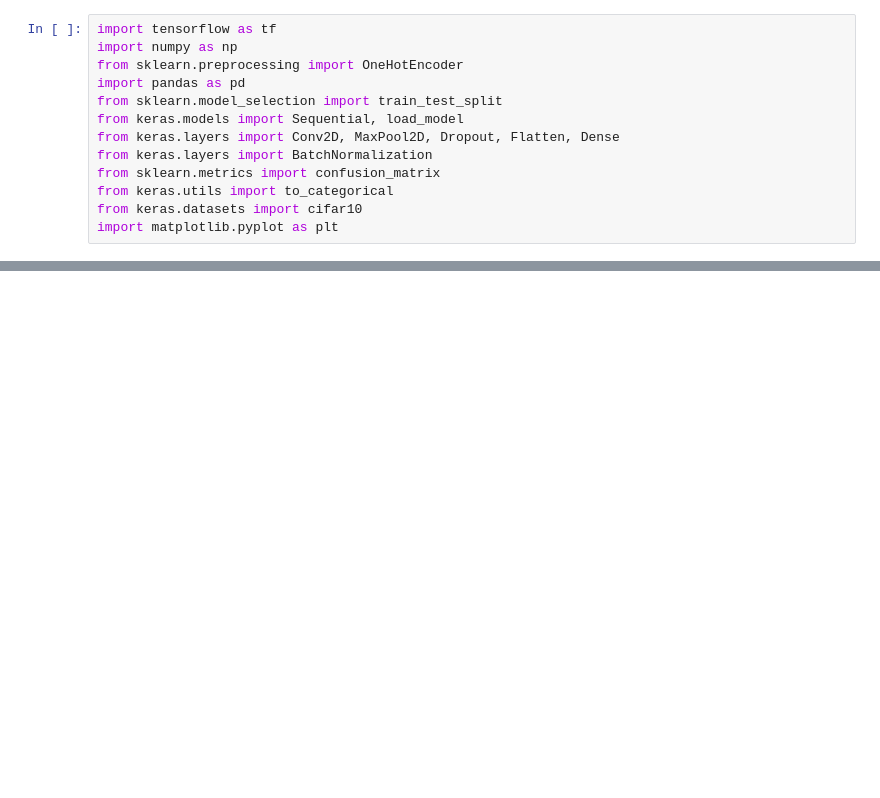
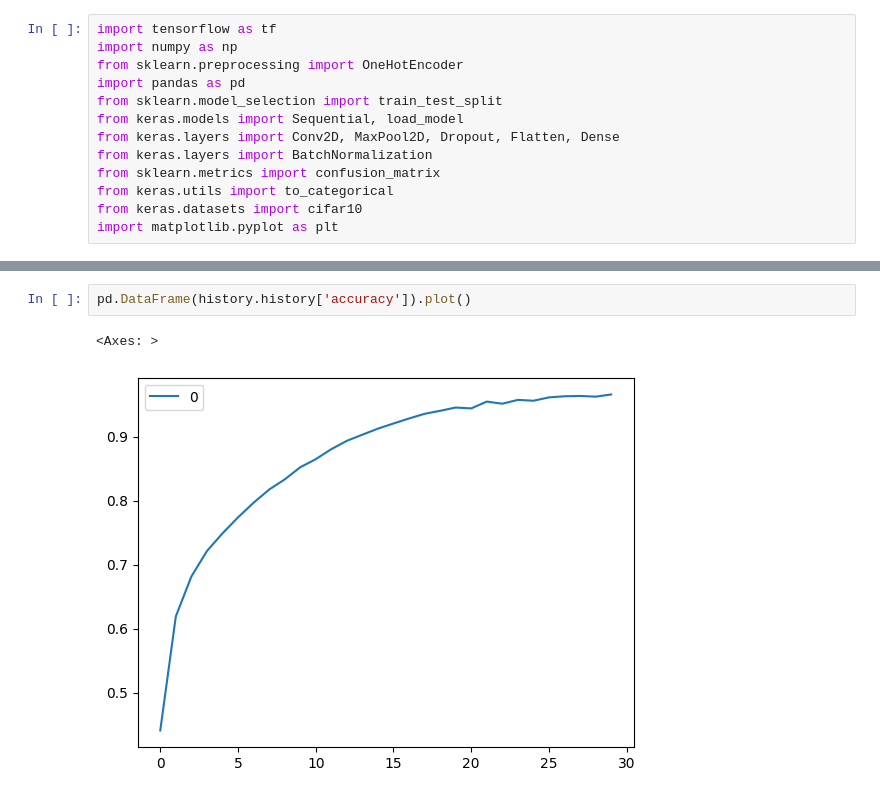
Before and after one commit to alitorbzadeh/CodeBySematec, a Jupyter notebook: SematecSettion10.ipynb, the cells around one changed output, grey strips where cells are left out. Drawn from its saved outputs; the diff is of its cells as text; blank space fills up the shorter version.

```diff
--- a/SematecSettion10.ipynb
+++ b/SematecSettion10.ipynb
@@ -20,0 +106,5 @@ Downloading data from https://www.cs.toronto.edu/~kriz/cifar-10-python.tar.gz
+# %%
+pd.DataFrame(history.history['accuracy']).plot()
+# %% [output]
+<Axes: >
+[figure, added]
```
Also changed, not shown: parts of 23 cells of this notebook.
